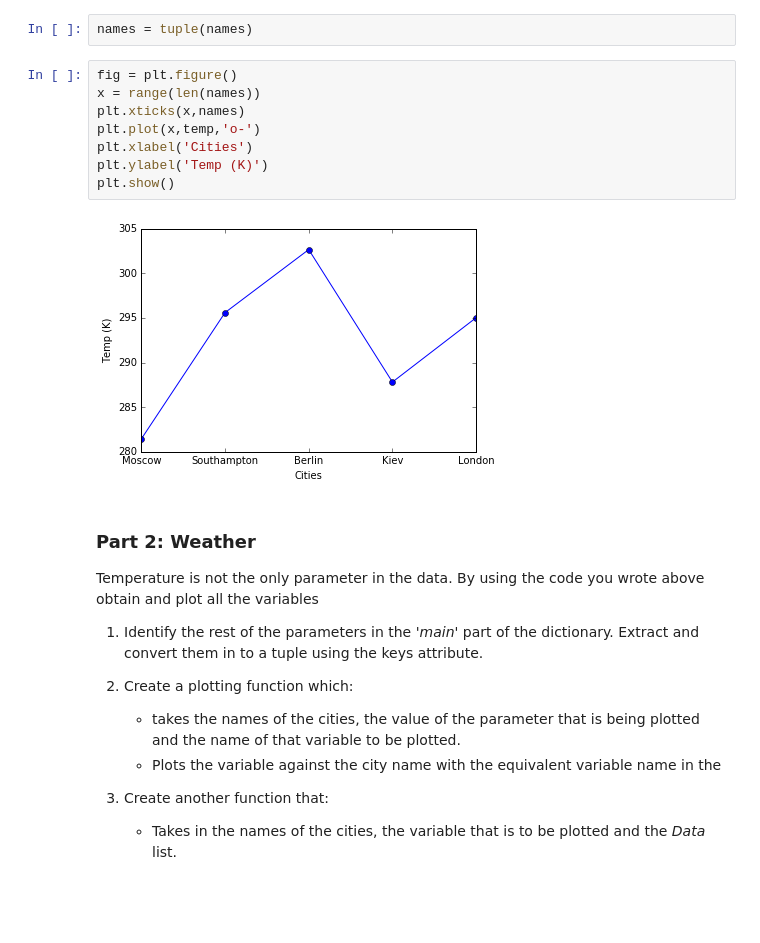
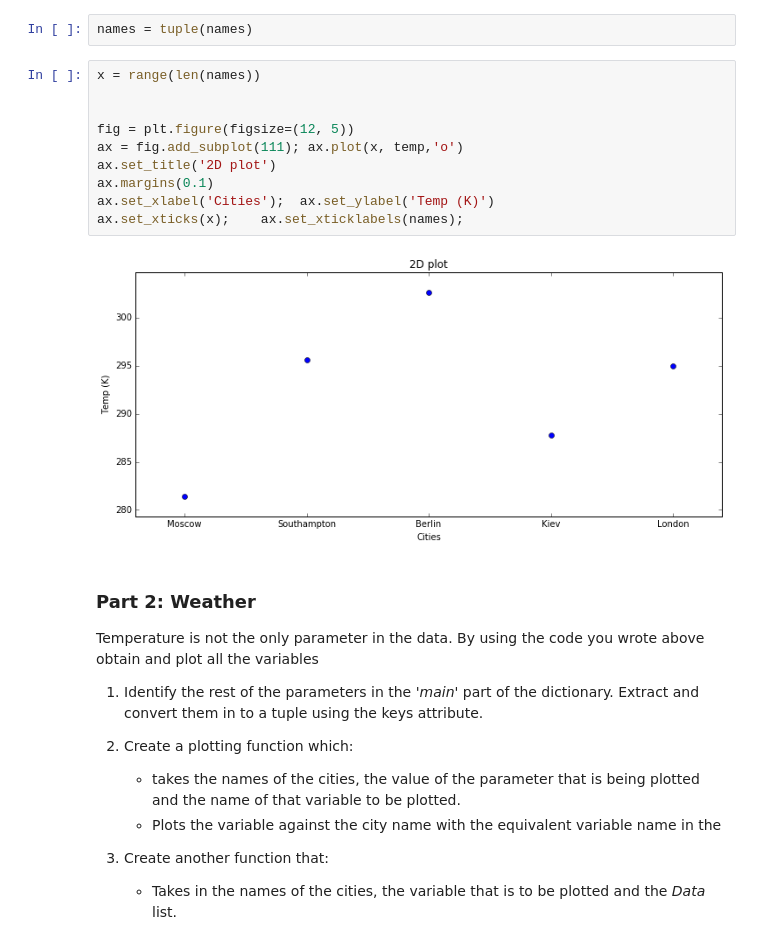
Before and after one commit to ngcm/summer-academy-2016-basics, a Jupyter notebook: Intermediate_Python/soln/01-Tuples_Dictionaries.ipynb, the cells around one changed output. Cells and saved outputs as stored; diff of their text form; blank space fills up the shorter version.

```diff
--- a/Intermediate_Python/soln/01-Tuples_Dictionaries.ipynb
+++ b/Intermediate_Python/soln/01-Tuples_Dictionaries.ipynb
@@ -44,16 +44,18 @@ for i in Data:
     temp.append(D['main']['temp'])
 # %%
 names = tuple(names)
-# %%
-fig = plt.figure()
-x = range(len(names))
-plt.xticks(x,names)
-plt.plot(x,temp,'o-')
-plt.xlabel('Cities')
-plt.ylabel('Temp (K)')
-plt.show()
-# %% [output]
-[figure, removed]
+# %%
+x = range(len(names))
+
+
+fig = plt.figure(figsize=(12, 5))
+ax = fig.add_subplot(111); ax.plot(x, temp,'o')
+ax.set_title('2D plot')
+ax.margins(0.1)
+ax.set_xlabel('Cities');  ax.set_ylabel('Temp (K)')
+ax.set_xticks(x);    ax.set_xticklabels(names);
+# %% [output]
+[figure, added]
 # %% [markdown]
 ### Part 2: Weather
 Temperature is not the only parameter in the data. By using the code you wrote above obtain and plot all the variables
```
Also changed, not shown: parts of 5 cells of this notebook, 1 other file.
